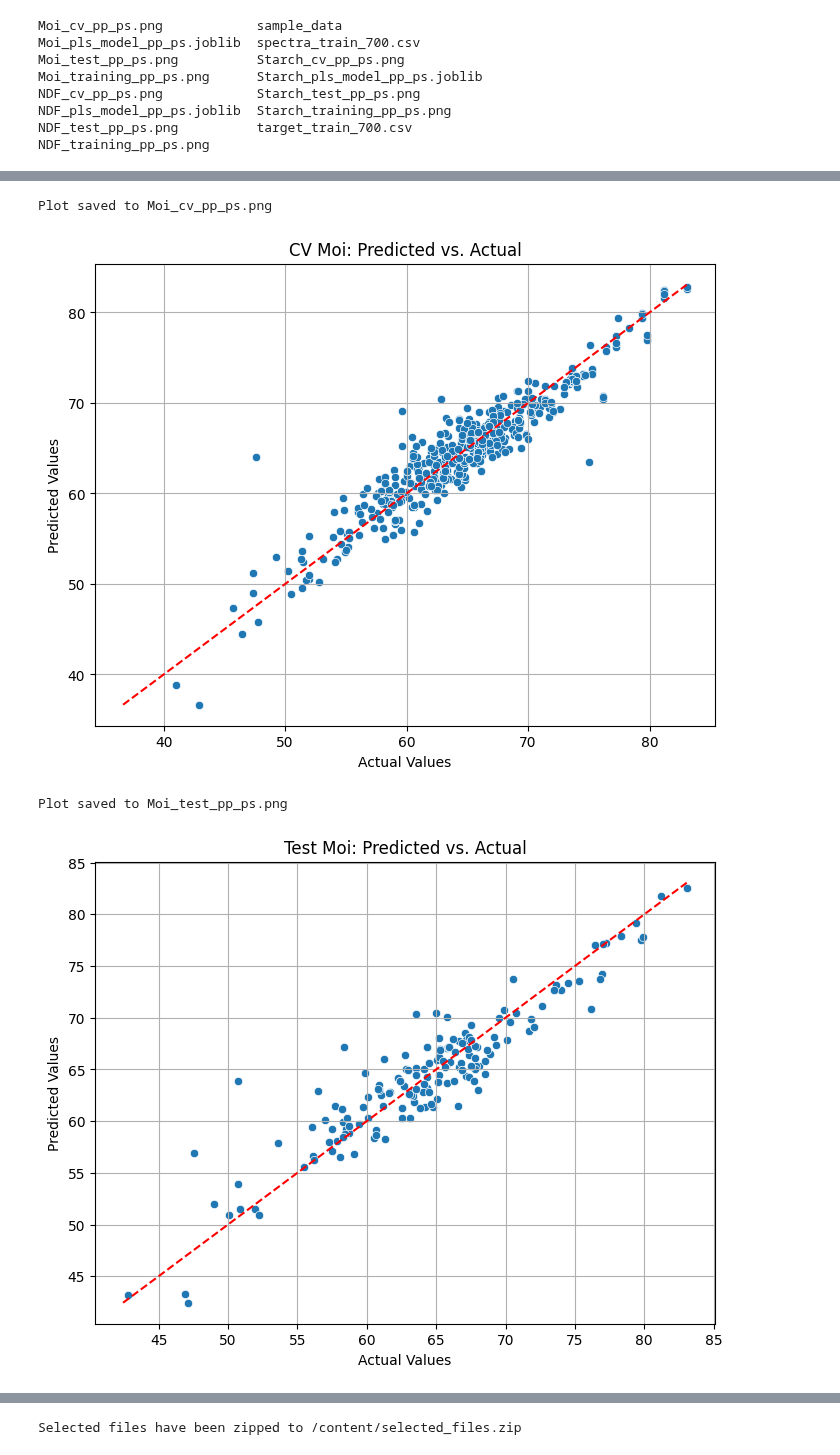
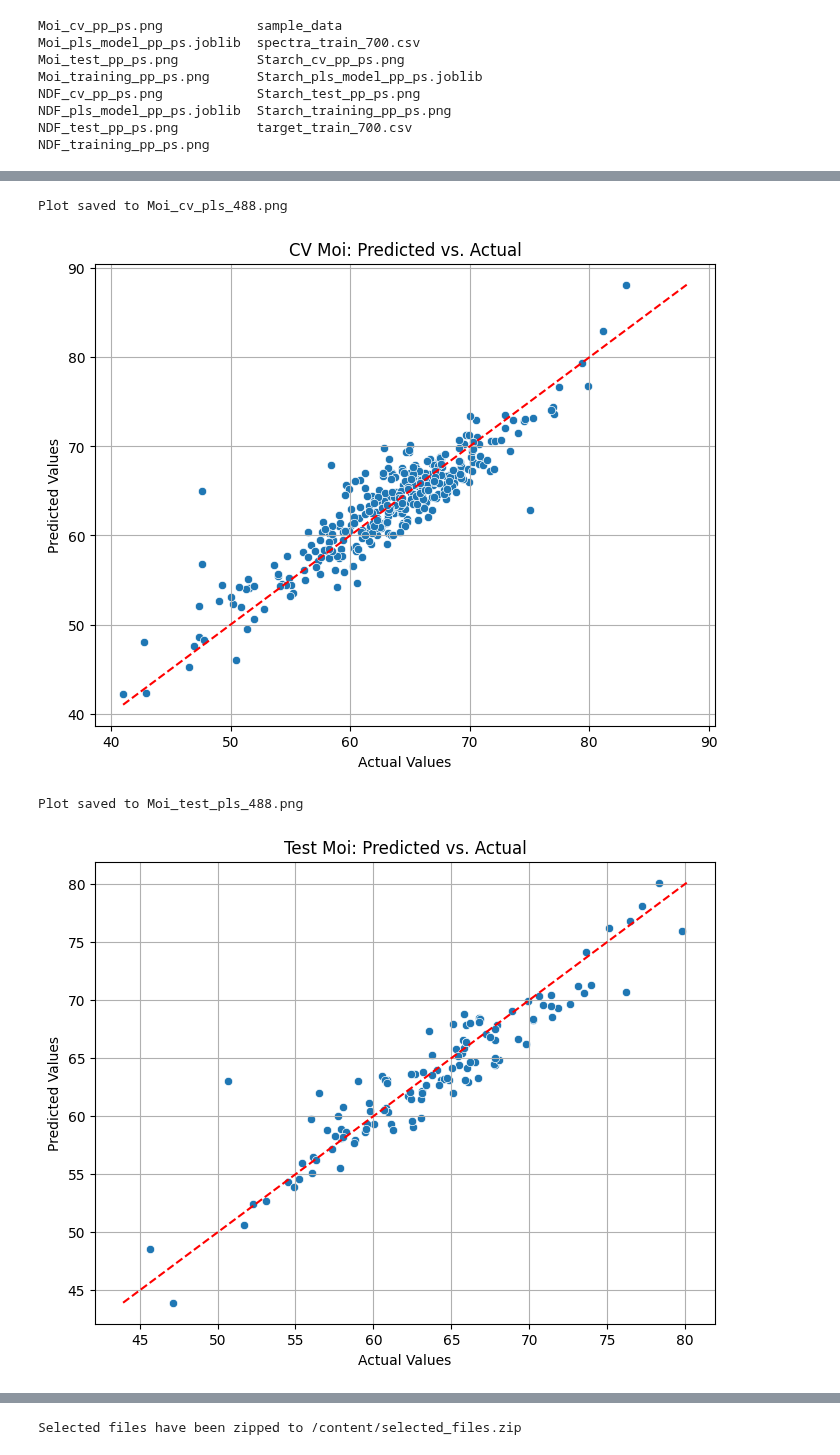
Before and after one commit to Raoina/Spectra-2-Image, a Jupyter notebook: notebooks/models/PLS/PLS_single_target.ipynb, the cells around one changed output, grey strips where cells are left out. Drawn from its saved outputs; the diff is of its cells as text; code cells hidden in the pictures.

```diff
--- a/notebooks/models/PLS/PLS_single_target.ipynb
+++ b/notebooks/models/PLS/PLS_single_target.ipynb
@@ -153,21 +172,22 @@ y_pred_train = pls.predict(X_train_proc).ravel()
 y_pred_test  = pls.predict(X_test_proc).ravel()
 # %%
 # ================== 6. Results ==================
-print("\n--- Training ---")
-train_r2, train_rmse, train_bias = metrics(y_train_proc, y_pred_train)
-print(f"R2: {train_r2:.4f}")
-print(f"RMSE: {train_rmse:.4f}")
-print(f"Bias: {train_bias:.4e}")
 
-print("\n--- CV (Cross-Validation) ---")
-cv_r2, cv_rmse, cv_bias = metrics(y_train_proc, y_cv)
-print(f"R2: {cv_r2:.4f}")
-print(f"RMSE: {cv_rmse:.4f}")
-print(f"Bias: {cv_bias:.4e}")
+# Inverse transform predictions to original scale (needed for plotting later)
+y_pred_train_orig = inverse_auto_scale(y_pred_train, mean_y, std_y)
+y_pred_test_orig  = inverse_auto_scale(y_pred_test, mean_y, std_y)
+y_cv_orig = inverse_auto_scale(y_cv, mean_y, std_y)
 
-print("\n--- Test ---")
-test_r2, test_rmse, test_bias = metrics(y_test_proc, y_pred_test)
-print(f"R2: {test_r2:.4f}")
-print(f"RMSE: {test_rmse:.4f}")
-print(f"Bias: {test_bias:.4e}")
+
+print("\n--- Training (original scale) ---")
+train_r2, train_rmse, train_bias = metrics(y_train, y_pred_train_orig)
+print(f"R2: {train_r2:.4f}, RMSE: {train_rmse:.4f}, Bias: {train_bias:.4f}")
+
+print("\n--- CV (original scale) ---")
+cv_r2, cv_rmse, cv_bias = metrics(y_train, y_cv_orig)
+print(f"R2: {cv_r2:.4f}, RMSE: {cv_rmse:.4f}, Bias: {cv_bias:.4f}")
+
+print("\n--- Test (original scale) ---")
+test_r2, test_rmse, test_bias = metrics(y_test, y_pred_test_orig)
+print(f"R2: {test_r2:.4f}, RMSE: {test_rmse:.4f}, Bias: {test_bias:.4f}")
 # %% [output]
@@ -190,7 +204,7 @@ Bias: 4.3047e-02
 import matplotlib.pyplot as plt
 import seaborn as sns
 
-def plot_pp_ps(y_true, y_pred, title, save_path=None):
+def plot_pls_488(y_true, y_pred, title, save_path=None):
     plt.figure(figsize=(8, 6))
     sns.scatterplot(x=y_true, y=y_pred)
     plt.xlabel("Actual Values")
@@ -207,13 +221,12 @@ def plot_pp_ps(y_true, y_pred, title, save_path=None):
     plt.show()
 
 # Plot for Training set
-plot_pp_ps(y_train, y_pred_train, f"Training {target_column}: Predicted vs. Actual", save_path=f"{target_column}_training_pp_ps.png")
+plot_pls_488(y_train, y_pred_train_orig, f"Training {target_column}: Predicted vs. Actual", save_path=f"{target_column}_training_pls_488.png")
 
 # Plot for Cross-Validation set
-# Need to make sure y_cv is available from the optimize_pls step
-# Assuming optimize_pls has been run and y_cv is available
-plot_pp_ps(y_train, y_cv, f"CV {target_column}: Predicted vs. Actual", save_path=f"{target_column}_cv_pp_ps.png")
+plot_pls_488(y_train, y_cv_orig, f"CV {target_column}: Predicted vs. Actual", save_path=f"{target_column}_cv_pls_488.png")
+
 
 # Plot for Test set
-plot_pp_ps(y_test, y_pred_test, f"Test {target_column}: Predicted vs. Actual", save_path=f"{target_column}_test_pp_ps.png")
+plot_pls_488(y_test, y_pred_test_orig, f"Test {target_column}: Predicted vs. Actual", save_path=f"{target_column}_test_pls_488.png")
 # %% [output]
@@ -222,7 +235,7 @@ Plot saved to Moi_training_pp_ps.png
-Plot saved to Moi_cv_pp_ps.png
+Plot saved to Moi_cv_pls_488.png
-[figure, old version]
+[figure, new version]
-Plot saved to Moi_test_pp_ps.png
+Plot saved to Moi_test_pls_488.png
-[figure, old version]
+[figure, new version]
 # %%
 # ================== 8. Save Model ==================
 import joblib
```
Also changed, not shown: parts of 9 cells of this notebook.
